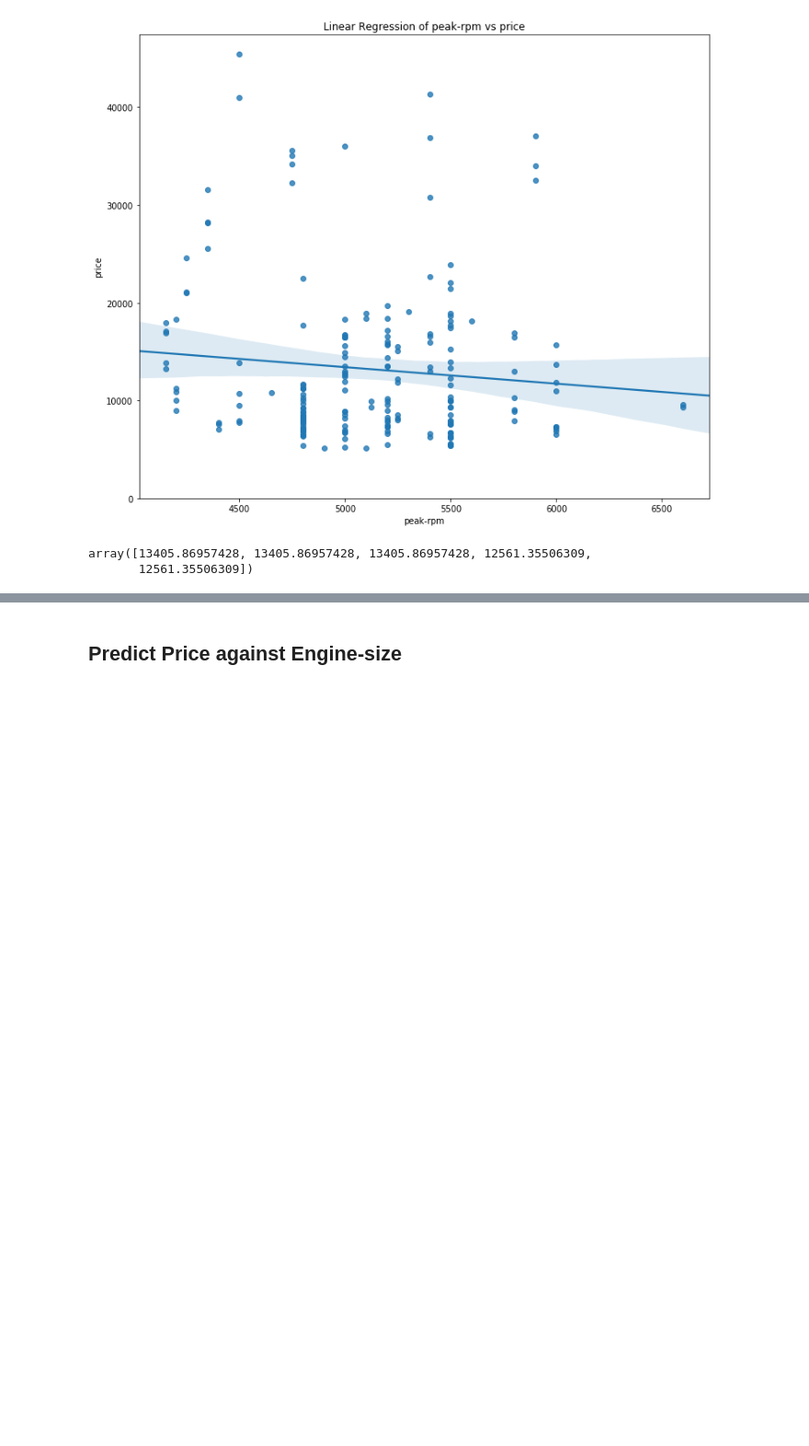
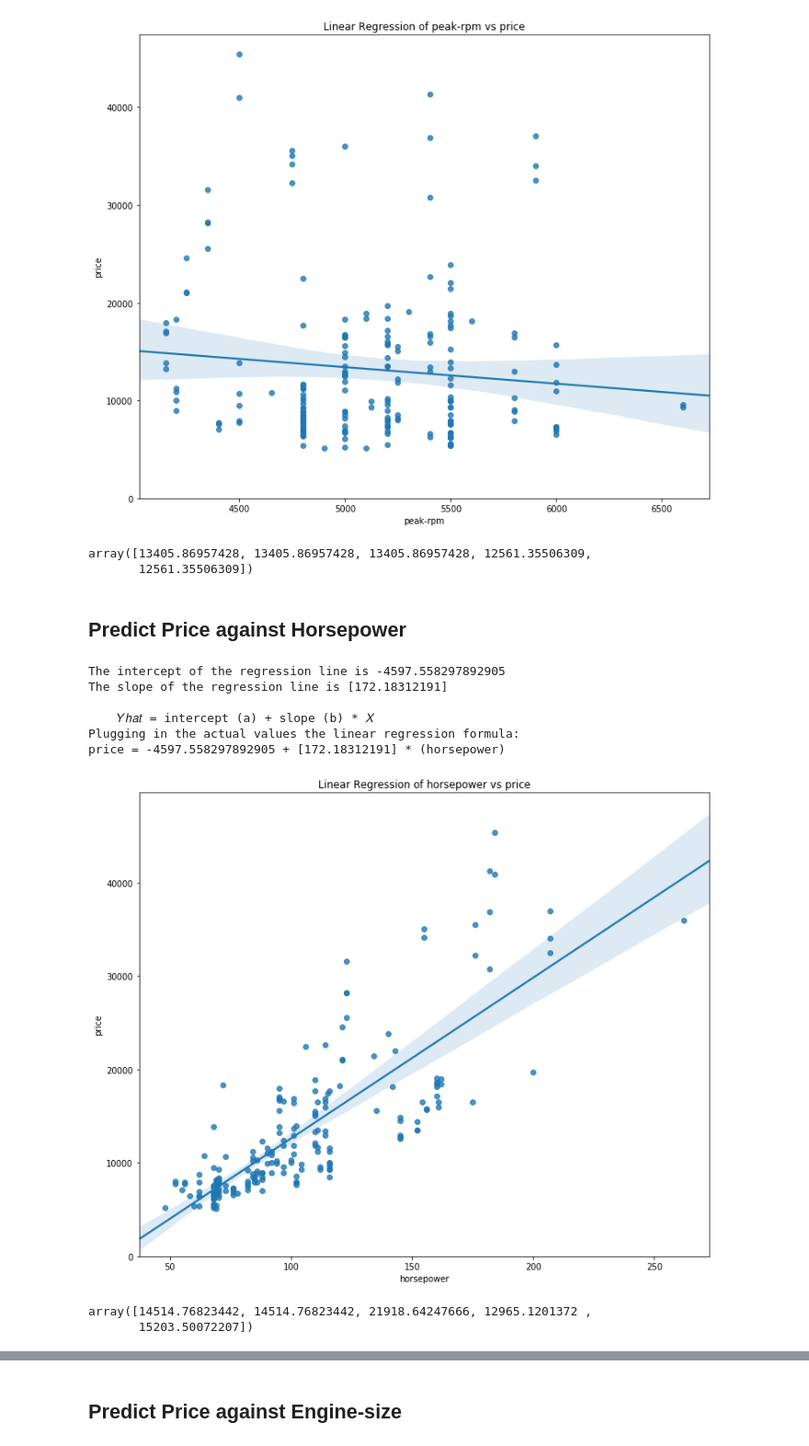
Before and after one commit to sdman135/Cars-project, a Jupyter notebook: Untitled.ipynb, the cells around one changed output, grey strips where cells are left out. Shown at 92% size. Drawn from its saved outputs; the diff is of its cells as text; code cells hidden in the pictures; blank space fills up the shorter version.

```diff
--- a/Untitled.ipynb
+++ b/Untitled.ipynb
@@ -104,3 +105,20 @@ Yhat[:5]
 # %% [output]
 array([13405.86957428, 13405.86957428, 13405.86957428, 12561.35506309,
        12561.35506309])
+# %% [markdown]
+## Predict Price against Horsepower
+# %%
+linear_regression_modeling(df[['horsepower']],df['price'])
+# %% [output]
+The intercept of the regression line is -4597.558297892905
+The slope of the regression line is [172.18312191]
+
+    𝑌ℎ𝑎𝑡 = intercept (a) + slope (b) * 𝑋
+Plugging in the actual values the linear regression formula:
+price = -4597.558297892905 + [172.18312191] * (horsepower)
+[figure, added]
+# %%
+Yhat[:5]
+# %% [output]
+array([14514.76823442, 14514.76823442, 21918.64247666, 12965.1201372 ,
+       15203.50072207])
```
Also changed, not shown: parts of 10 cells of this notebook.
